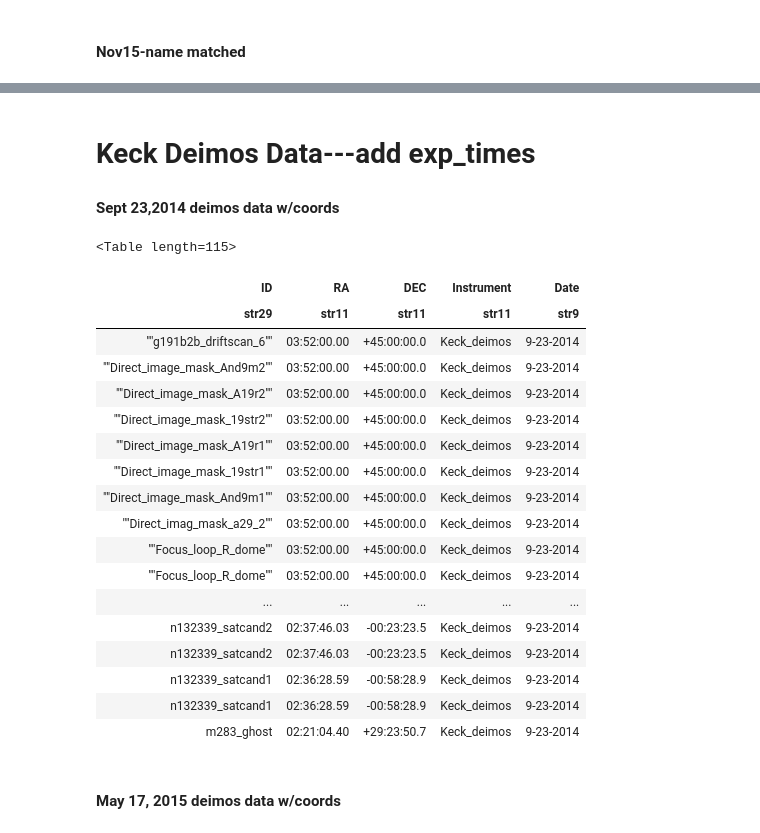
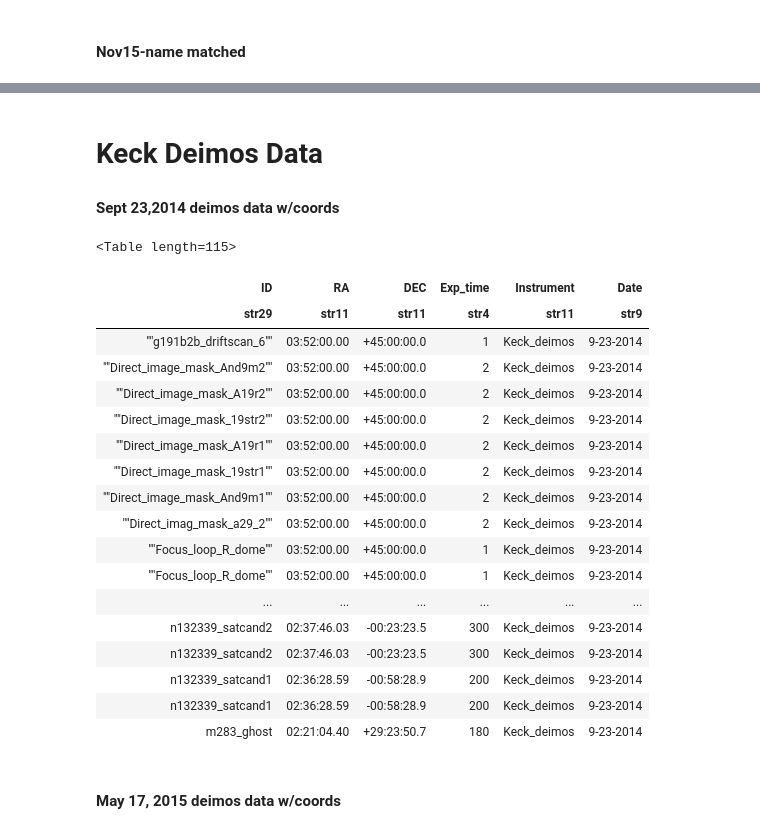
Before and after one commit to deerow22/SAGA_spreadsheet, a Jupyter notebook: SAGA_spreadsheet_FINAL.ipynb, the cells around one changed output, grey strips where cells are left out. Cells and saved outputs as stored; diff of their text form; code cells hidden in the pictures.

Commit message:
final commit for making spreadsheet - deimos still has coords probs

```diff
--- a/SAGA_spreadsheet_FINAL.ipynb
+++ b/SAGA_spreadsheet_FINAL.ipynb
@@ -270,7 +270,7 @@ names_nov15_palomar
 | Iliad_1 | 22 52 21.12 | -05 44 40.22 | 11/8/15 | Palomar_Double_Spec | 660 |
 | MobyDick_1 | 09 58 44.92 | +32 43 12.96 | 11/6/15 | Palomar_Double_Spec | 900 |
 # %% [markdown]
-# Keck Deimos Data---add exp_times
+# Keck Deimos Data
 #### Sept 23,2014 deimos data w/coords
 # %%
 #opens & splits via new lines & blank spaces---outputs a list
@@ -286,46 +286,48 @@ def generate_values_for_filename(filename):
 # %%
 #using above fcn to open & split datafile
 sept_values = list(generate_values_for_filename('Sept2014_deimos_MYCOPY.csv'))
 #print ('start',sept_values, 'end')
 
 #naming arrays for columns I'll need
 obj_sept=np.array(sept_values[17::16])
 ra_sept=np.array(sept_values[20::16])
 dec_sept=np.array(sept_values[21::16])
-#exp_time_sept=np.array(sept_values[:]) #figure out column/rows valueslike above
+exp_time_sept=np.array(sept_values[28::16]) #figure out column/rows valueslike above
 
+
+#print (exp_time_sept)
 #print (obj)
 #print ('testing-Below is the RAs')
 #print (ra)
 #print ('testing-Below is the DECs')
 #print (type(dec[0])) #they are strings
 
 #making arrays into a table
-sept14_deimos_table = Table([obj_sept, ra_sept, dec_sept], names=('ID','RA','DEC'))
+sept14_deimos_table = Table([obj_sept, ra_sept, dec_sept, exp_time_sept], names=('ID','RA','DEC','Exp_time'))
 sept14_deimos_table['Instrument'] ='Keck_deimos'
 sept14_deimos_table['Date'] ='9-23-2014'
 
 sept14_deimos_table
 # %% [output]
 <Table length=115>
-| ID | RA | DEC | Instrument | Date |
-| str29 | str11 | str11 | str11 | str9 |
-| ""g191b2b_driftscan_6"" | 03:52:00.00 | +45:00:00.0 | Keck_deimos | 9-23-2014 |
-| ""Direct_image_mask_And9m2"" | 03:52:00.00 | +45:00:00.0 | Keck_deimos | 9-23-2014 |
-| ""Direct_image_mask_A19r2"" | 03:52:00.00 | +45:00:00.0 | Keck_deimos | 9-23-2014 |
-| ""Direct_image_mask_19str2"" | 03:52:00.00 | +45:00:00.0 | Keck_deimos | 9-23-2014 |
-| ""Direct_image_mask_A19r1"" | 03:52:00.00 | +45:00:00.0 | Keck_deimos | 9-23-2014 |
-| ""Direct_image_mask_19str1"" | 03:52:00.00 | +45:00:00.0 | Keck_deimos | 9-23-2014 |
-| ""Direct_image_mask_And9m1"" | 03:52:00.00 | +45:00:00.0 | Keck_deimos | 9-23-2014 |
-| ""Direct_imag_mask_a29_2"" | 03:52:00.00 | +45:00:00.0 | Keck_deimos | 9-23-2014 |
-| ""Focus_loop_R_dome"" | 03:52:00.00 | +45:00:00.0 | Keck_deimos | 9-23-2014 |
-| ""Focus_loop_R_dome"" | 03:52:00.00 | +45:00:00.0 | Keck_deimos | 9-23-2014 |
-| ... | ... | ... | ... | ... |
-| n132339_satcand2 | 02:37:46.03 | -00:23:23.5 | Keck_deimos | 9-23-2014 |
-| n132339_satcand2 | 02:37:46.03 | -00:23:23.5 | Keck_deimos | 9-23-2014 |
-| n132339_satcand1 | 02:36:28.59 | -00:58:28.9 | Keck_deimos | 9-23-2014 |
-| n132339_satcand1 | 02:36:28.59 | -00:58:28.9 | Keck_deimos | 9-23-2014 |
-| m283_ghost | 02:21:04.40 | +29:23:50.7 | Keck_deimos | 9-23-2014 |
+| ID | RA | DEC | Exp_time | Instrument | Date |
+| str29 | str11 | str11 | str4 | str11 | str9 |
+| ""g191b2b_driftscan_6"" | 03:52:00.00 | +45:00:00.0 | 1 | Keck_deimos | 9-23-2014 |
+| ""Direct_image_mask_And9m2"" | 03:52:00.00 | +45:00:00.0 | 2 | Keck_deimos | 9-23-2014 |
+| ""Direct_image_mask_A19r2"" | 03:52:00.00 | +45:00:00.0 | 2 | Keck_deimos | 9-23-2014 |
+| ""Direct_image_mask_19str2"" | 03:52:00.00 | +45:00:00.0 | 2 | Keck_deimos | 9-23-2014 |
+| ""Direct_image_mask_A19r1"" | 03:52:00.00 | +45:00:00.0 | 2 | Keck_deimos | 9-23-2014 |
+| ""Direct_image_mask_19str1"" | 03:52:00.00 | +45:00:00.0 | 2 | Keck_deimos | 9-23-2014 |
+| ""Direct_image_mask_And9m1"" | 03:52:00.00 | +45:00:00.0 | 2 | Keck_deimos | 9-23-2014 |
+| ""Direct_imag_mask_a29_2"" | 03:52:00.00 | +45:00:00.0 | 2 | Keck_deimos | 9-23-2014 |
+| ""Focus_loop_R_dome"" | 03:52:00.00 | +45:00:00.0 | 1 | Keck_deimos | 9-23-2014 |
+| ""Focus_loop_R_dome"" | 03:52:00.00 | +45:00:00.0 | 1 | Keck_deimos | 9-23-2014 |
+| ... | ... | ... | ... | ... | ... |
+| n132339_satcand2 | 02:37:46.03 | -00:23:23.5 | 300 | Keck_deimos | 9-23-2014 |
+| n132339_satcand2 | 02:37:46.03 | -00:23:23.5 | 300 | Keck_deimos | 9-23-2014 |
+| n132339_satcand1 | 02:36:28.59 | -00:58:28.9 | 200 | Keck_deimos | 9-23-2014 |
+| n132339_satcand1 | 02:36:28.59 | -00:58:28.9 | 200 | Keck_deimos | 9-23-2014 |
+| m283_ghost | 02:21:04.40 | +29:23:50.7 | 180 | Keck_deimos | 9-23-2014 |
 # %% [markdown]
 #### May 17, 2015 deimos data w/coords
 # %%
```
Also changed, not shown: parts of 67 cells of this notebook.
